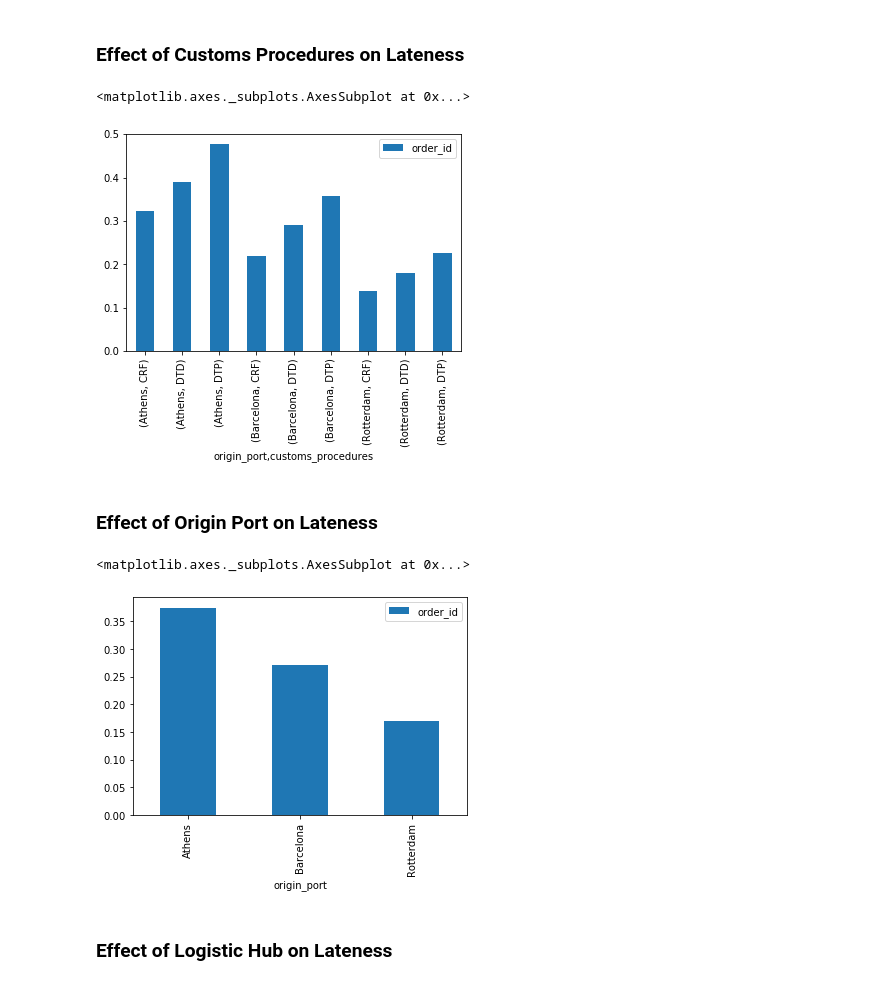
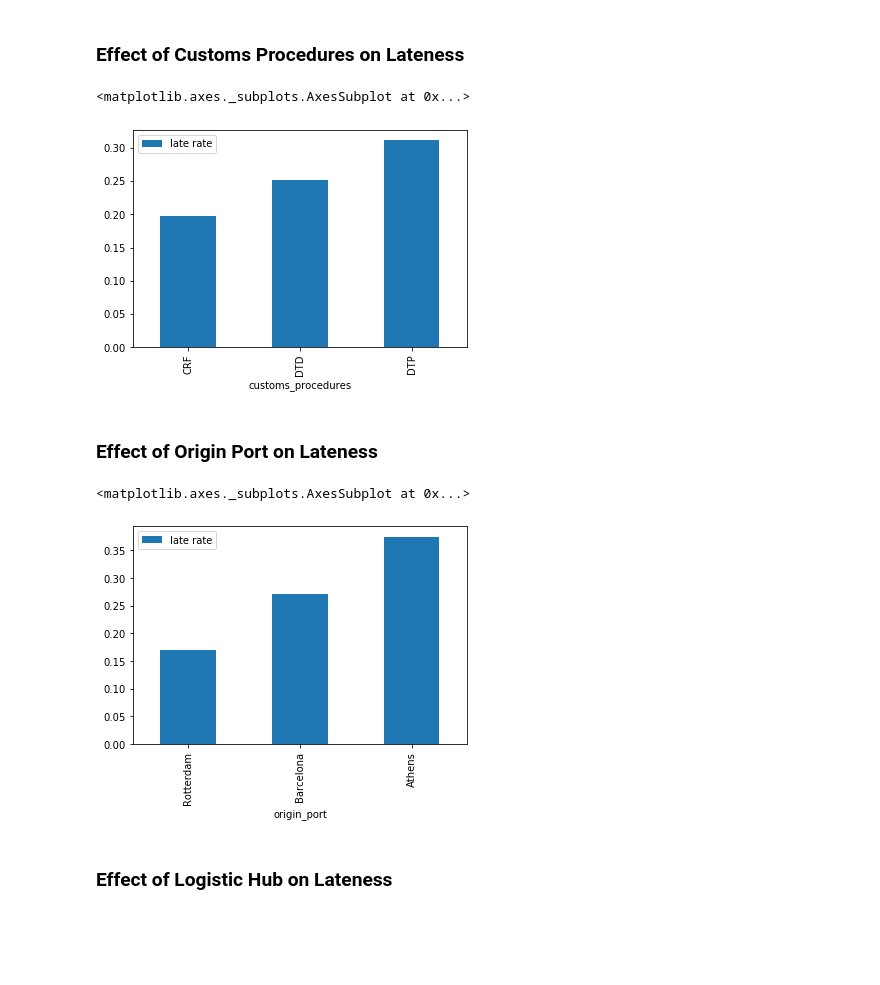
Before and after one commit to jospaeth-tum/accenture-challenge-2022, a Jupyter notebook: notebook.ipynb, the cells around one changed output. Saved outputs shown, nothing was run; the diff lists cells and outputs as text; code cells hidden in the pictures; blank space fills up the shorter version.

Commit message:
minor plot improvements

```diff
--- a/notebook.ipynb
+++ b/notebook.ipynb
@@ -69,25 +69,28 @@ orders.groupby(by=['origin_port','logistic_hub']).agg({'units': 'sum'})
 # %% [markdown]
 ### Effect of Customs Procedures on Lateness
 # %%
-a = orders[orders['late_order'] == True].groupby(by=['origin_port', 'customs_procedures']).count()[['order_id']]
-b = orders.groupby(by=['origin_port', 'customs_procedures']).count()[['order_id']]
-c = a/b
+a = orders[orders['late_order'] == True].groupby(by=['customs_procedures']).count()[['order_id']]
+b = orders.groupby(by=['customs_procedures']).count()[['order_id']]
+c = (a/b).rename(columns={'order_id': 'late rate'})
 
 c.plot(kind='bar')
+# fig1, ax1 = plt.subplots()
+# ax1.set_title('Effect of Customs Procedures on Lateness Rate')
+# ax1.plot(c)
 # %% [output]
 <matplotlib.axes._subplots.AxesSubplot at 0x...>
-[figure, old version]
+[figure, new version]
 # %% [markdown]
 ### Effect of Origin Port on Lateness
 # %%
 a = orders[orders['late_order'] == True].groupby(by=['origin_port']).count()[['order_id']]
 b = orders.groupby(by=['origin_port']).count()[['order_id']]
-c = a/b
+c = (a/b).rename(columns={'order_id': 'late rate'}).sort_values(by='late rate')
 
 c.plot(kind='bar')
 # %% [output]
 <matplotlib.axes._subplots.AxesSubplot at 0x...>
-[figure, old version]
+[figure, new version]
 # %% [markdown]
 ### Effect of Logistic Hub on Lateness
 # %%
```
Also changed, not shown: parts of 3 cells of this notebook.
